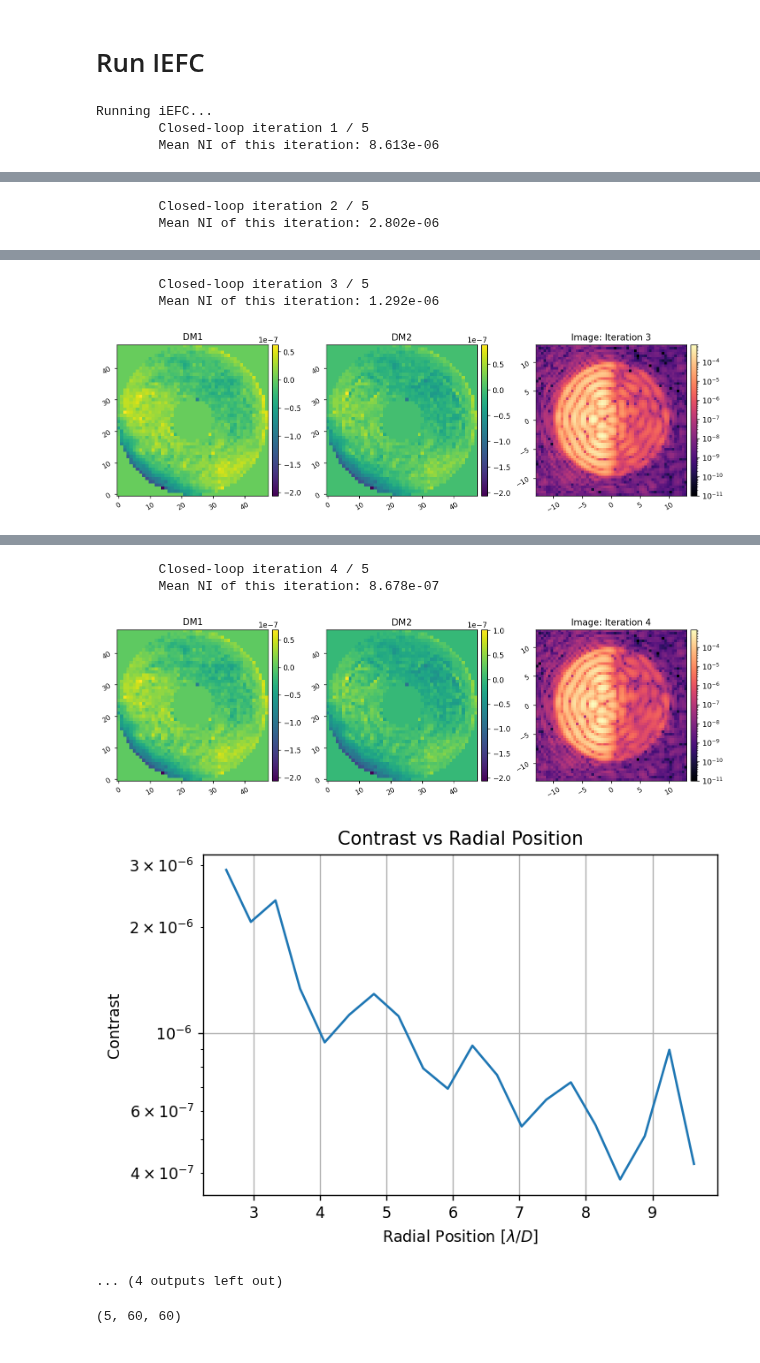
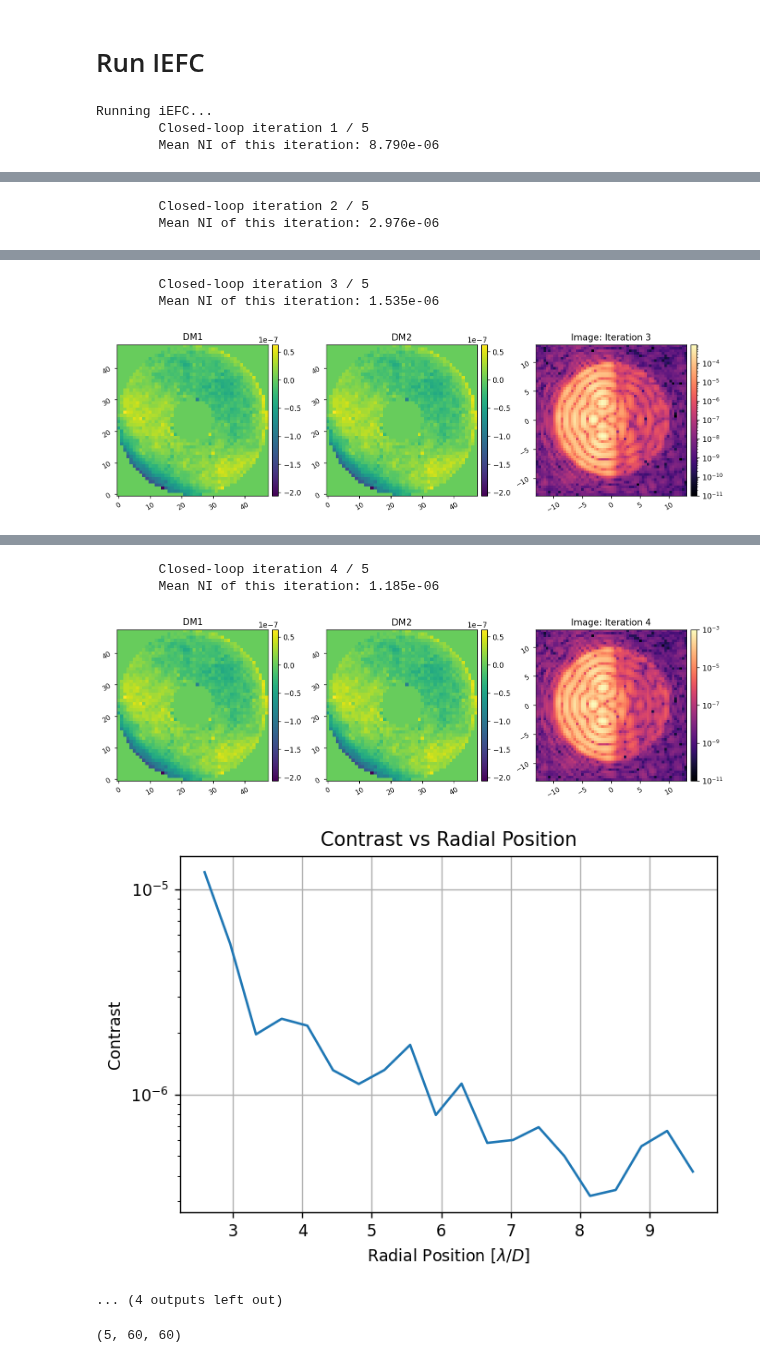
Before and after one commit to kian1377/roman-cgi-iefc, a Jupyter notebook: hlc_iefc_2dm_half_with_poke_modes.ipynb, the cells around one changed output, grey strips where cells are left out. Saved outputs shown, nothing was run; the diff lists cells and outputs as text; code cells hidden in the pictures.

```diff
--- a/hlc_iefc_2dm_half_with_poke_modes.ipynb
+++ b/hlc_iefc_2dm_half_with_poke_modes.ipynb
@@ -124,8 +92,7 @@ print(mean_ni)
 # %%
 reload(utils)
 probe_amp = 2.5e-8
-fourier_modes, fs = utils.select_fourier_modes(mode, control_mask*(fpx>0), fourier_sampling=0.5)
-probe_modes = utils.create_fourier_probes(fourier_modes, shift_cos=(10,10), shift_sin=(-10,-10), plot=True)
+probe_modes = utils.create_fourier_probes(mode, control_mask, fourier_sampling=0.5, shift=(0,14), nprobes=3, plot=True)
 
 oversamp = 2
 probe_1_response = np.fft.fftshift(np.fft.fft2(np.fft.ifftshift(utils.pad_or_crop(probe_modes[0], int(oversamp*mode.Nact)))))
@@ -137,15 +106,6 @@ imshow2(abs(probe_1_response), abs(probe_2_response), pxscl=1/oversamp)
 # %%
-calib_amp = 2.5e-9
-
-calib_modes = xp.zeros((mode.Nacts, mode.Nact, mode.Nact))
-count=0
-for i in range(mode.Nact):
-    for j in range(mode.Nact):
-        if mode.dm_mask[i,j]:
-            calib_modes[count, i,j] = 1
-            count+=1
-
-calib_modes = calib_modes[:,:].reshape(mode.Nacts, mode.Nact**2)
+calib_amp = 5e-9
+calib_modes = utils.create_all_poke_modes(mode.dm_mask)
 
 # import time
 # for i in range(mode.Nacts):
@@ -219,7 +161,7 @@ reload(utils)
 
 mode.reset_dms()
 
-reg_cond = 1e-3
+reg_cond = 1e-1
 control_matrix = utils.WeightedLeastSquares(response_matrix, rcond=reg_cond, weight_map=weight_map, nprobes=probe_modes.shape[0])
 
 images, dm1_commands, dm2_commands = iefc_2dm.run(mode,
@@ -237,4 +179,4 @@ images, dm1_commands, dm2_commands = iefc_2dm.run(mode,
 # %% [output]
 Running iEFC...
         Closed-loop iteration 1 / 5
-        Mean NI of this iteration: 8.613e-06
+        Mean NI of this iteration: 8.790e-06
@@ -243,2 +185,2 @@ Running iEFC...
         Closed-loop iteration 2 / 5
-        Mean NI of this iteration: 2.802e-06
+        Mean NI of this iteration: 2.976e-06
@@ -247,3 +189,3 @@ Running iEFC...
         Closed-loop iteration 3 / 5
-        Mean NI of this iteration: 1.292e-06
+        Mean NI of this iteration: 1.535e-06
-[figure, old version]
+[figure, new version]
@@ -251,7 +193,7 @@ Running iEFC...
         Closed-loop iteration 4 / 5
-        Mean NI of this iteration: 8.678e-07
+        Mean NI of this iteration: 1.185e-06
-[figure, old version]
+[figure, new version]
-[figure, old version]
+[figure, new version]
 ... (4 outputs left out)
 # %%
 images.shape
```
Also changed, not shown: parts of 15 cells of this notebook, 9 other files.
